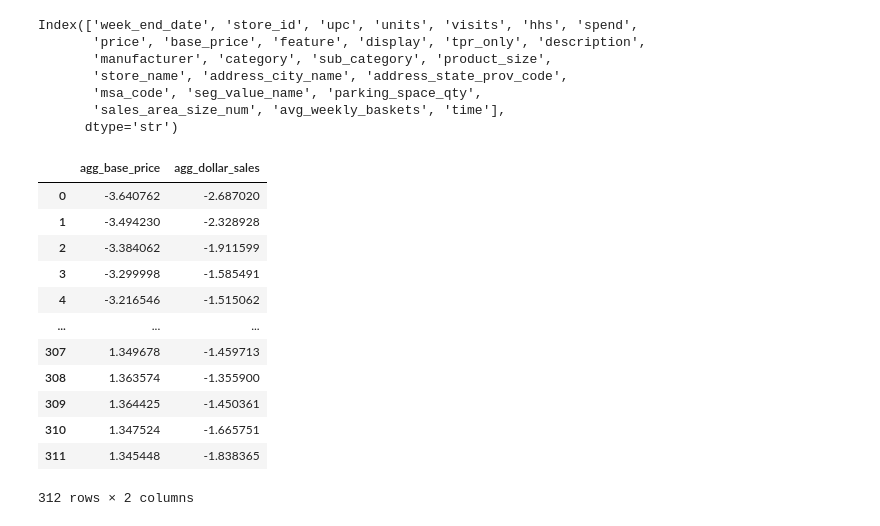
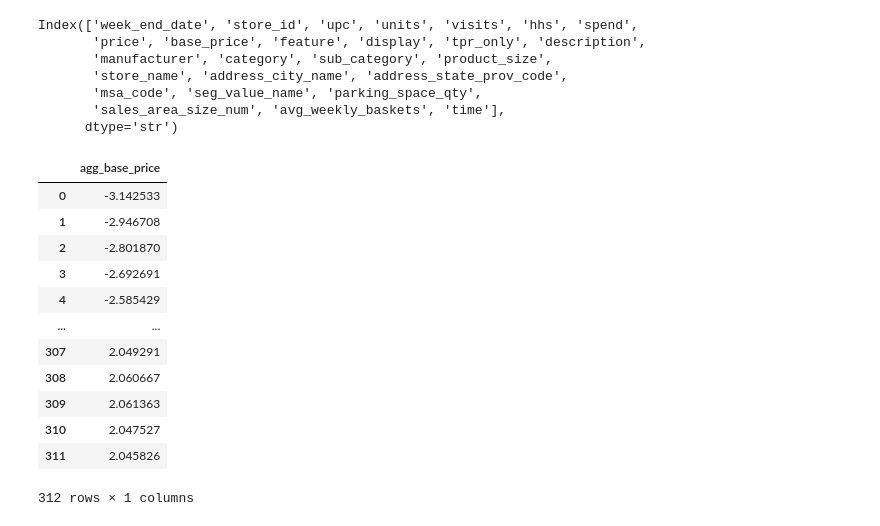
Before and after one commit to harshdhiman7/cpg-pricing-analytics, a Jupyter notebook: notebooks/demand_forecasting.ipynb, the cells around one changed output. Saved outputs shown, nothing was run; the diff lists cells and outputs as text; code cells hidden in the pictures.

```diff
--- a/notebooks/demand_forecasting.ipynb
+++ b/notebooks/demand_forecasting.ipynb
@@ -157,51 +157,53 @@ def train_linear_model(df, group_cols, sub_category):
         .agg(
             agg_unit_sales=("units", "sum"),
             agg_dollar_sales=("spend", "sum"),
-            agg_base_price=("base_price", "mean"),
+            agg_base_price=("price", "mean"), #price is promo price. Prev, I used non-promo base_price only
         )
         .reset_index()
     )
 
+    grp["agg_base_price"]=np.log1p(grp["agg_base_price"])
+    grp["agg_unit_sales"]=np.log1p(grp["agg_unit_sales"])
+
     data = grp[grp["sub_category"] == sub_category].copy()
 
-    X = data[["agg_base_price", "agg_dollar_sales"]]
+    X = data[["agg_base_price"]]
     y = data["agg_unit_sales"]
 
     scaler = StandardScaler()
     X_scaled = pd.DataFrame(scaler.fit_transform(X), columns=X.columns)
 
-    model = ElasticNet(alpha=1,l1_ratio=0.75)
+    model = LinearRegression() #ElasticNet(alpha=1,l1_ratio=0.75)
     model.fit(X_scaled, y)
 
-    return model, {"slope": model.coef_, "intercept": model.intercept_}
+    return model, {"slope": model.coef_, "intercept": model.intercept_},scaler
 
 
-trained_lr_model, coef_dict = train_linear_model(
+trained_lr_model, coef_dict,scaler = train_linear_model(
     df=df, group_cols=["sub_category", "time"], sub_category="ADULT CEREAL"
 )
 # %%
+log_agg_base_price_forecast=np.log1p(forecasts["agg_base_price"]["yhat"])
 forecast_input = pd.DataFrame(
     {
-        "agg_base_price": forecasts["agg_base_price"]["yhat"],
-        "agg_dollar_sales": forecasts["agg_dollar_sales"]["yhat"],
+        "agg_base_price": log_agg_base_price_forecast
     }
 )
-scaler = StandardScaler()
-forecast_input=pd.DataFrame(scaler.fit_transform(forecast_input), columns=forecast_input.columns)
+forecast_input=pd.DataFrame(scaler.transform(forecast_input), columns=forecast_input.columns)
 forecast_input
 # %% [output]
-|  | agg_base_price | agg_dollar_sales |
-| 0 | -3.640762 | -2.687020 |
-| 1 | -3.494230 | -2.328928 |
-| 2 | -3.384062 | -1.911599 |
-| 3 | -3.299998 | -1.585491 |
-| 4 | -3.216546 | -1.515062 |
-| ... | ... | ... |
-| 307 | 1.349678 | -1.459713 |
-| 308 | 1.363574 | -1.355900 |
-| 309 | 1.364425 | -1.450361 |
-| 310 | 1.347524 | -1.665751 |
-| 311 | 1.345448 | -1.838365 |
+|  | agg_base_price |
+| 0 | -3.142533 |
+| 1 | -2.946708 |
+| 2 | -2.801870 |
+| 3 | -2.692691 |
+| 4 | -2.585429 |
+| ... | ... |
+| 307 | 2.049291 |
+| 308 | 2.060667 |
+| 309 | 2.061363 |
+| 310 | 2.047527 |
+| 311 | 2.045826 |
-312 rows × 2 columns
+312 rows × 1 columns
 # %%
 unit_sales_forecast=pd.DataFrame(trained_lr_model.predict(forecast_input),columns=['LR_Forecast'])
```
Also changed, not shown: parts of 5 cells of this notebook.
